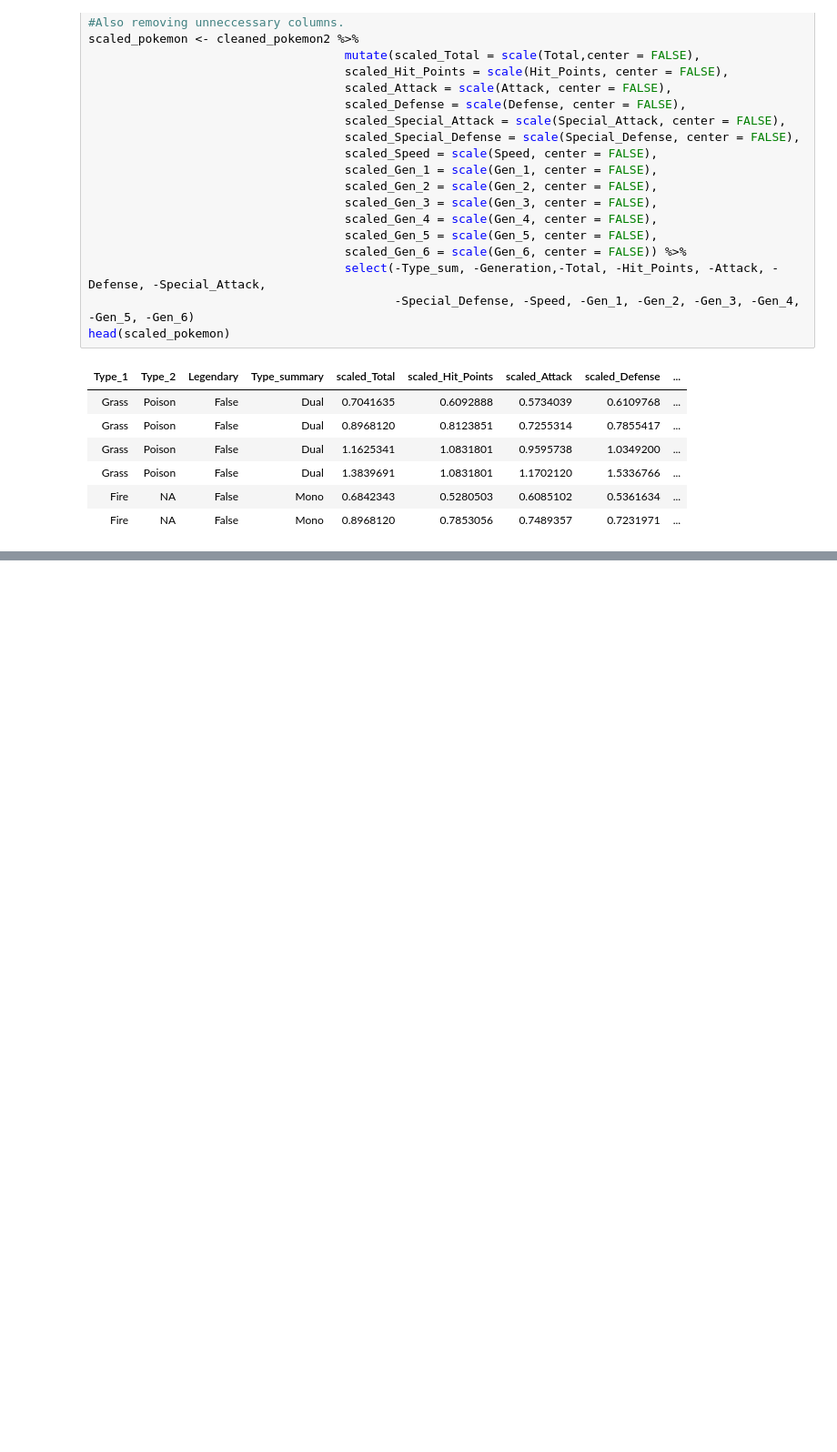
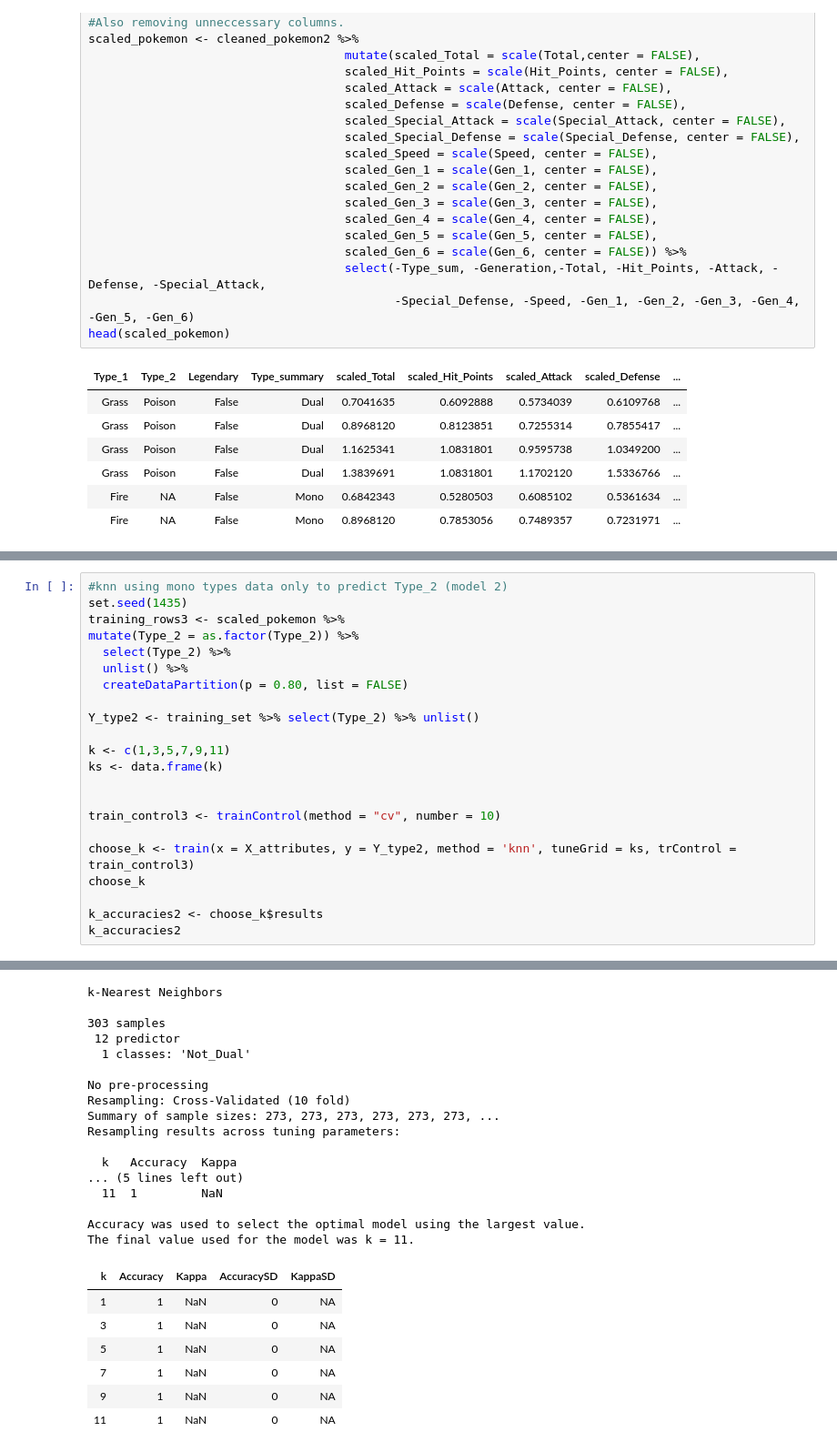
Before and after one commit to Towelat/DSCI--group-7, a Jupyter notebook: group_7_project.ipynb, the cells around one changed output, grey strips where cells are left out. Shown at 91% size. Saved outputs shown, nothing was run; the diff lists cells and outputs as text; blank space fills up the shorter version.

```diff
--- a/group_7_project.ipynb
+++ b/group_7_project.ipynb
@@ -272,0 +475,23 @@ The final value used for the model was k = 10.
+# %%
+#knn using mono types data only to predict Type_2 (model 2)
+set.seed(1435)
+training_rows3 <- scaled_pokemon %>%
+mutate(Type_2 = as.factor(Type_2)) %>%
+  select(Type_2) %>%
+  unlist() %>%
+  createDataPartition(p = 0.80, list = FALSE)
+
+Y_type2 <- training_set %>% select(Type_2) %>% unlist()
+
+k <- c(1,3,5,7,9,11)
+ks <- data.frame(k)
+
+
+train_control3 <- trainControl(method = "cv", number = 10)
+
+choose_k <- train(x = X_attributes, y = Y_type2, method = 'knn', tuneGrid = ks, trControl = train_control3)
+choose_k
+
+k_accuracies2 <- choose_k$results
+k_accuracies2
+# %% [output]
@@ -272,0 +500,24 @@ The final value used for the model was k = 10.
+k-Nearest Neighbors
+
+303 samples
+ 12 predictor
+  1 classes: 'Not_Dual'
+
+No pre-processing
+Resampling: Cross-Validated (10 fold)
+Summary of sample sizes: 273, 273, 273, 273, 273, 273, ...
+Resampling results across tuning parameters:
+
+  k   Accuracy  Kappa
+... (5 lines left out)
+  11  1         NaN
+
+Accuracy was used to select the optimal model using the largest value.
+The final value used for the model was k = 11.
+| k | Accuracy | Kappa | AccuracySD | KappaSD |
+| 1 | 1 | NaN | 0 | NA |
+| 3 | 1 | NaN | 0 | NA |
+| 5 | 1 | NaN | 0 | NA |
+| 7 | 1 | NaN | 0 | NA |
+| 9 | 1 | NaN | 0 | NA |
+| 11 | 1 | NaN | 0 | NA |
```
Also changed, not shown: parts of 13 cells of this notebook.
